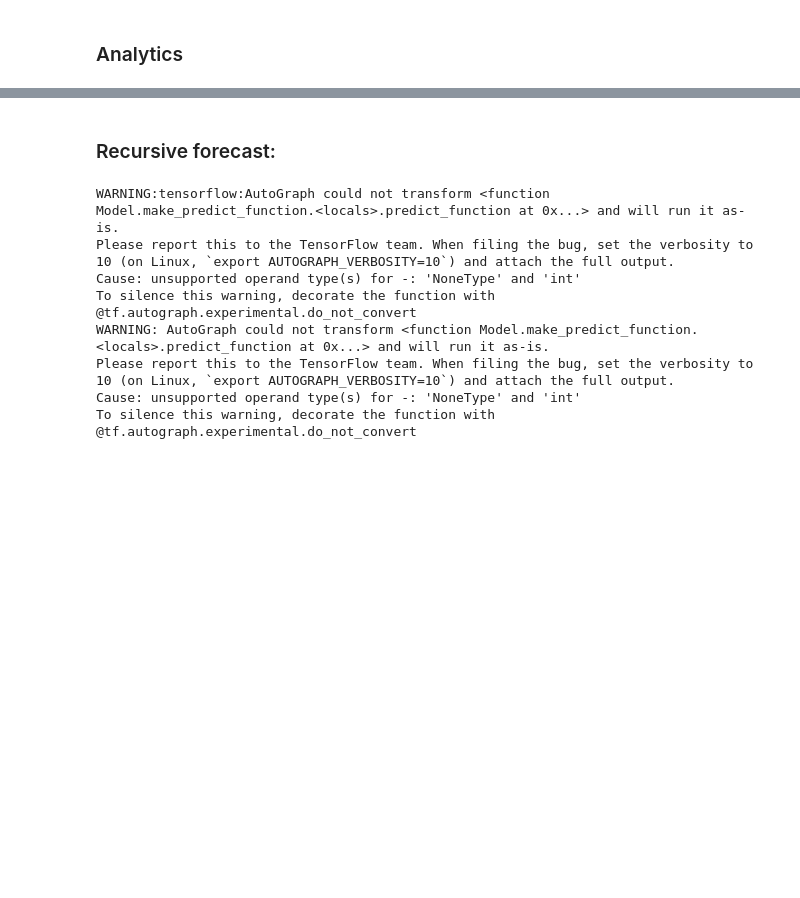
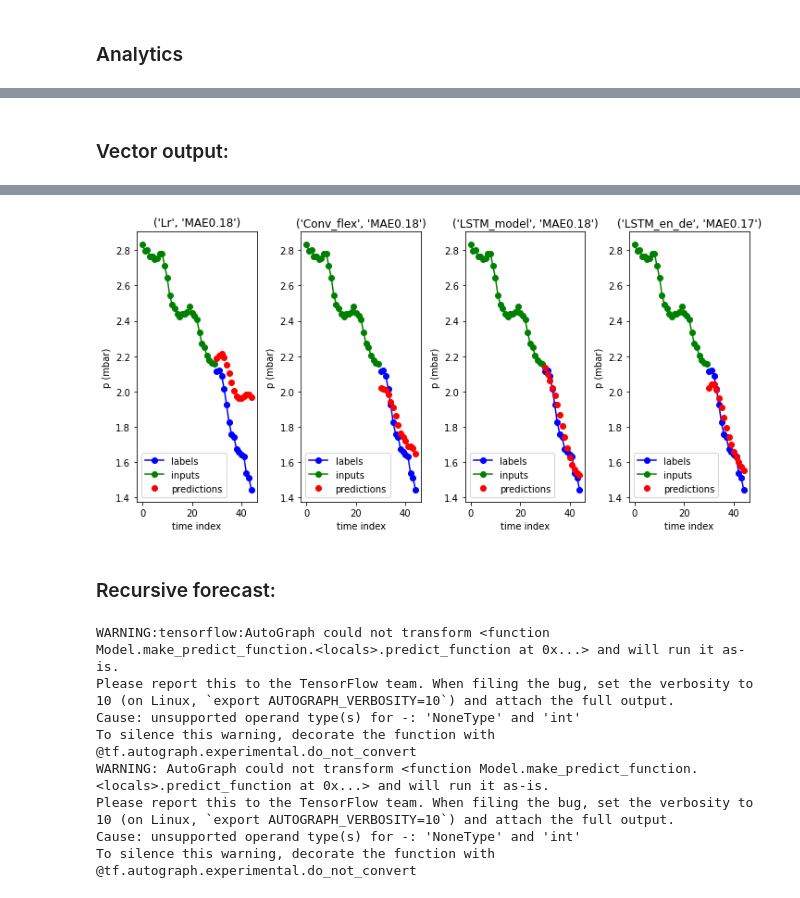
Before and after one commit to oekosheri/Flexible-time-series-forecasting, a Jupyter notebook: notebooks/Jupyter_analytics.ipynb, the cells around one changed output, grey strips where cells are left out. Cells and saved outputs as stored; diff of their text form; code cells hidden in the pictures; blank space fills up the shorter version.

```diff
--- a/notebooks/Jupyter_analytics.ipynb
+++ b/notebooks/Jupyter_analytics.ipynb
@@ -380,0 +319,30 @@ axes[7].set_axis_off()
+# %% [markdown]
+### Vector output:
+# %%
+models = [LinearRegression(), nn.conv_flex_model, nn.LSTM_model_vec_out, nn.LSTM_model_encoder_decoder]
+models_n = ['Lr', 'Conv_flex','LSTM_model','LSTM_en_de']
+
+fig, axes = plt.subplots(1, len(models), sharex=True, figsize=(10, 5))
+axes = axes.ravel()
+
+for i in range(len(models)):
+
+    if models_n[i] == 'Lr':
+        lr_model = models[i].fit(cm.in_reshape(inputs_train), cm.in_reshape(labels_train))
+        preds = cm.out_reshape(lr_model.predict(cm.in_reshape(inputs_test)), window)
+        score = np.around(mean_absolute_error(preds.flatten(),labels_test.flatten()), decimals=2)
+        cm.plot_forecast(lr_model, window=window, input_data=inputs_test, label_data= labels_test,
+                         plot_col="p (mbar)", ax=axes[i])
+        axes[i].set_title((models_n[i], "MAE"+ str(score)))
+
+    else:
+        model = models[i](window=window)
+        nn.compile_and_fit(model, X=inputs_train, y=labels_train, val_X=inputs_val, val_y=labels_val)
+        IPython.display.clear_output()
+        score = np.around(mean_absolute_error(labels_test.flatten(), model.predict(inputs_test).flatten()), decimals=2)
+        nn.plot_forecast(model, window=window, input_data=inputs_test, label_data= labels_test,
+                          plot_col="p (mbar)", ax=axes[i])
+        axes[i].set_title((models_n[i], "MAE"+ str(score)))
+
+plt.tight_layout()
+# %% [output]
@@ -381,3 +357,4 @@ axes[7].set_axis_off()
+[figure, added]
 # %% [markdown]
 ### Recursive forecast:
 # %%
```
Also changed, not shown: parts of 17 cells of this notebook, 4 other files.
